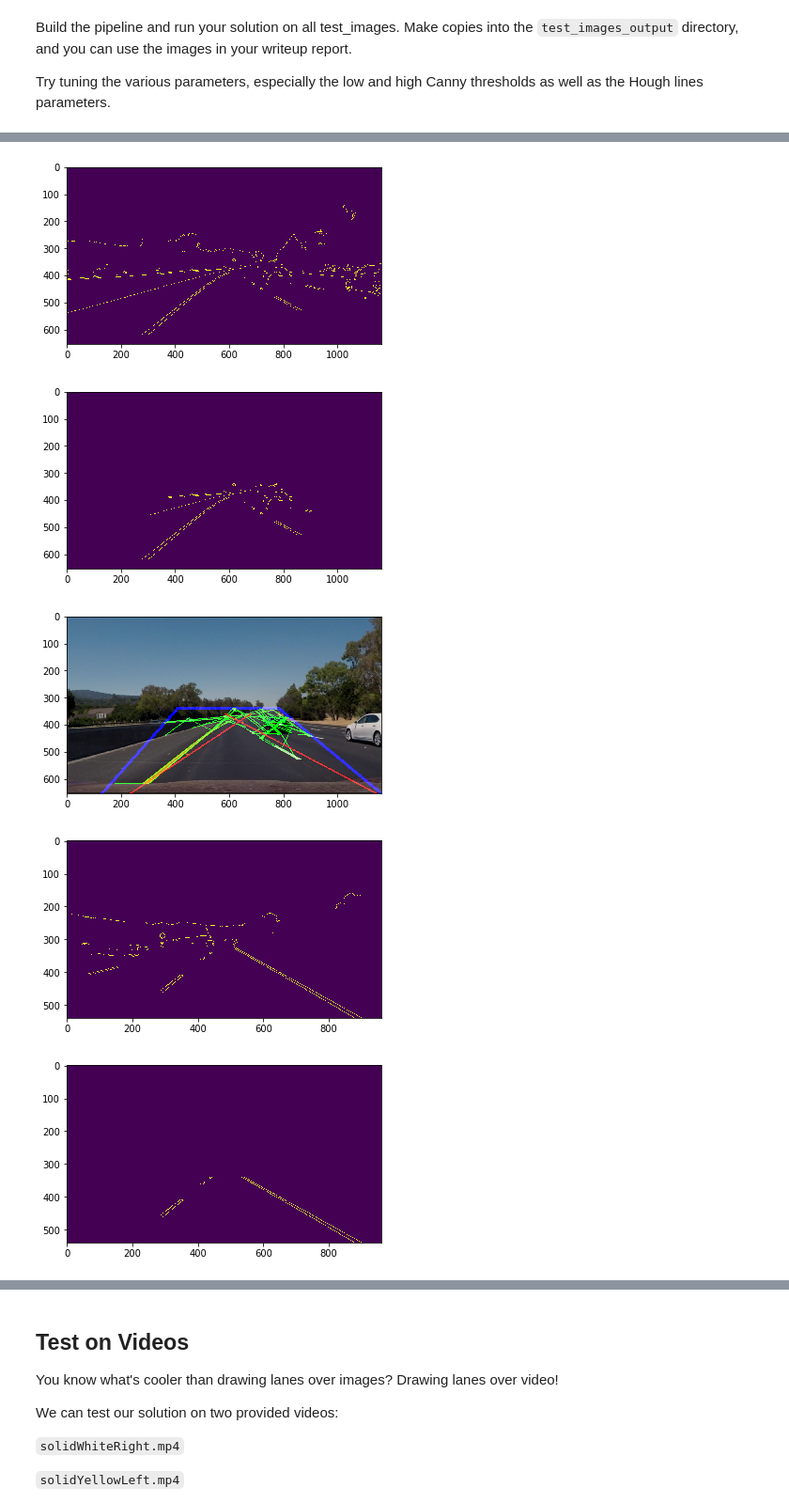
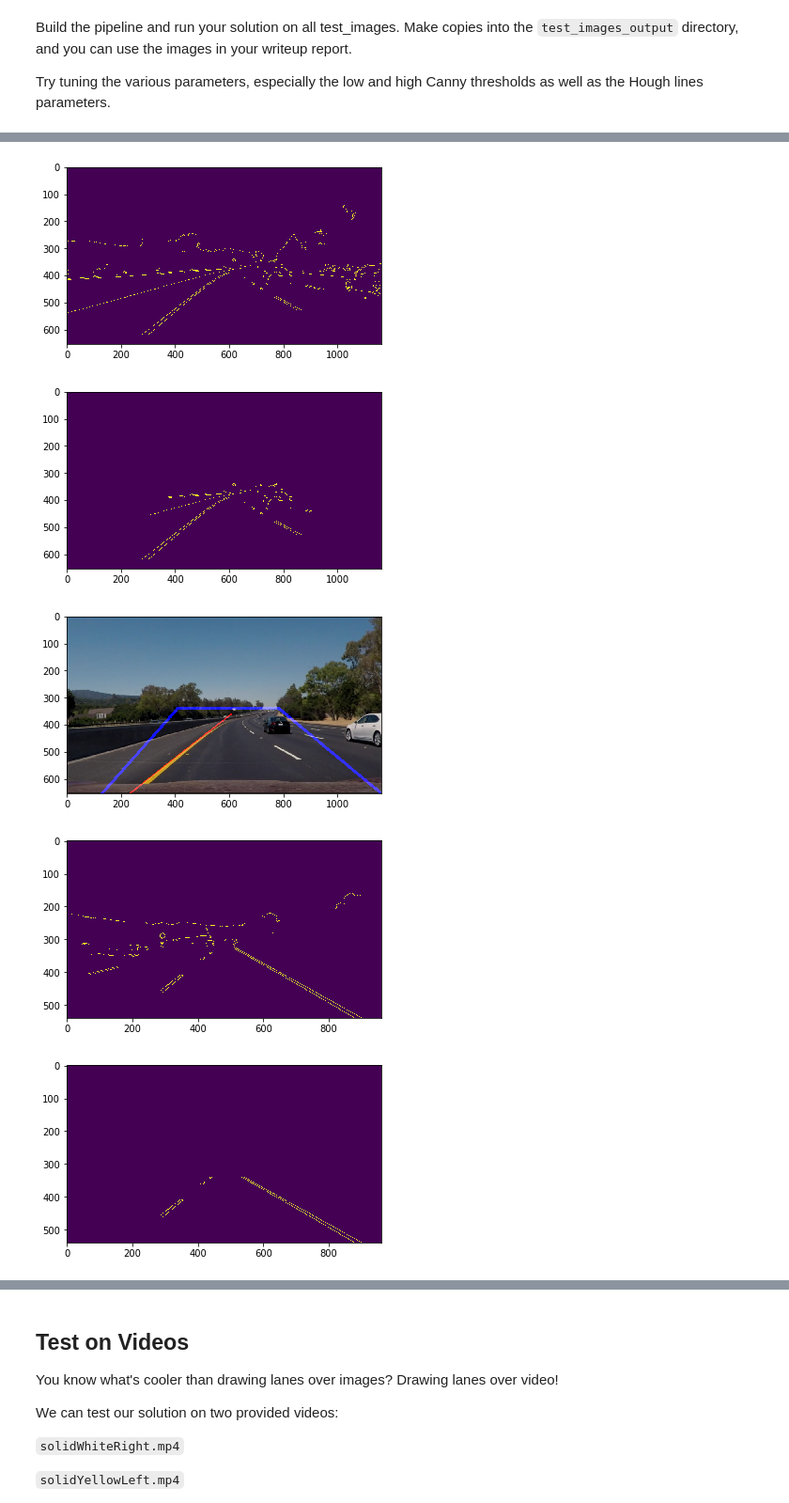
Before and after one commit to SirRujak/CarND-LaneLines-P1, a Jupyter notebook: P1.ipynb, the cells around one changed output, grey strips where cells are left out. Shown at 94% size. Cells and saved outputs as stored; diff of their text form; code cells hidden in the pictures.

```diff
--- a/P1.ipynb
+++ b/P1.ipynb
@@ -157,7 +157,8 @@ def draw_lines(img, lines, color=[255, 0, 0], thickness=2):
     ## Otherwise, it is on the top.
     ## Find the far left, the far right of each.
     ##
-
+    s_1 = 0.8
+    s_2 = 0.5
 
     long_lines = []
     average_slope = 0
@@ -173,7 +174,9 @@ def draw_lines(img, lines, color=[255, 0, 0], thickness=2):
     for line in lines:
         for x1, y1, x2, y2 in line:
             line_len = ((x1 - x2) ** 2 + (y1 - y2) ** 2) ** 0.5
-            if line_len >= 100:
+            temp_slope = ((y2-y1)/(x2-x1))
+            if line_len >= 100 and temp_slope < s_1 and temp_slope > s_2 or temp_slope > - s_1 and temp_slope < - s_2:
+                print(temp_slope)
                 long_lines.append(np.array([[x1, y1, x2, y2]]))
                 temp_slope = ((y2-y1)/(x2-x1))
                 average_slope += temp_slope
@@ -266,8 +269,8 @@ def draw_lines(img, lines, color=[255, 0, 0], thickness=2):
         right_top_x = 1
 
     ##print(left_bottom_x, left_top_x, right_bottom_x, right_top_x)
-    print(left_bottom_x, bottom_limit, left_top_x, top_limit)
-    print(right_bottom_x, bottom_limit, right_top_x, top_limit)
+    ##print(left_bottom_x, bottom_limit, left_top_x, top_limit)
+    ##print(right_bottom_x, bottom_limit, right_top_x, top_limit)
     cv2.line(img, (int(left_bottom_x), bottom_limit), (int(left_top_x), top_limit), color, thickness*2)
     cv2.line(img, (int(right_bottom_x), bottom_limit), (int(right_top_x), top_limit), color, thickness*2)
 
@@ -349,7 +352,7 @@ def process_image(img):
     plt.imshow(reg_1)
     rho = 1
     theta = np.pi/180
-    threshold = 5
+    threshold = 125
     min_line_length = 20
     max_line_gap = 75
 
@@ -399,5 +402,5 @@ This image is: <class 'numpy.ndarray'> with dimensions: (540, 960, 3)
 [figure]
 [figure]
-[figure, old version]
+[figure, new version]
 [figure]
 [figure]
```
Also changed, not shown: parts of 6 cells of this notebook, 3 other files.
